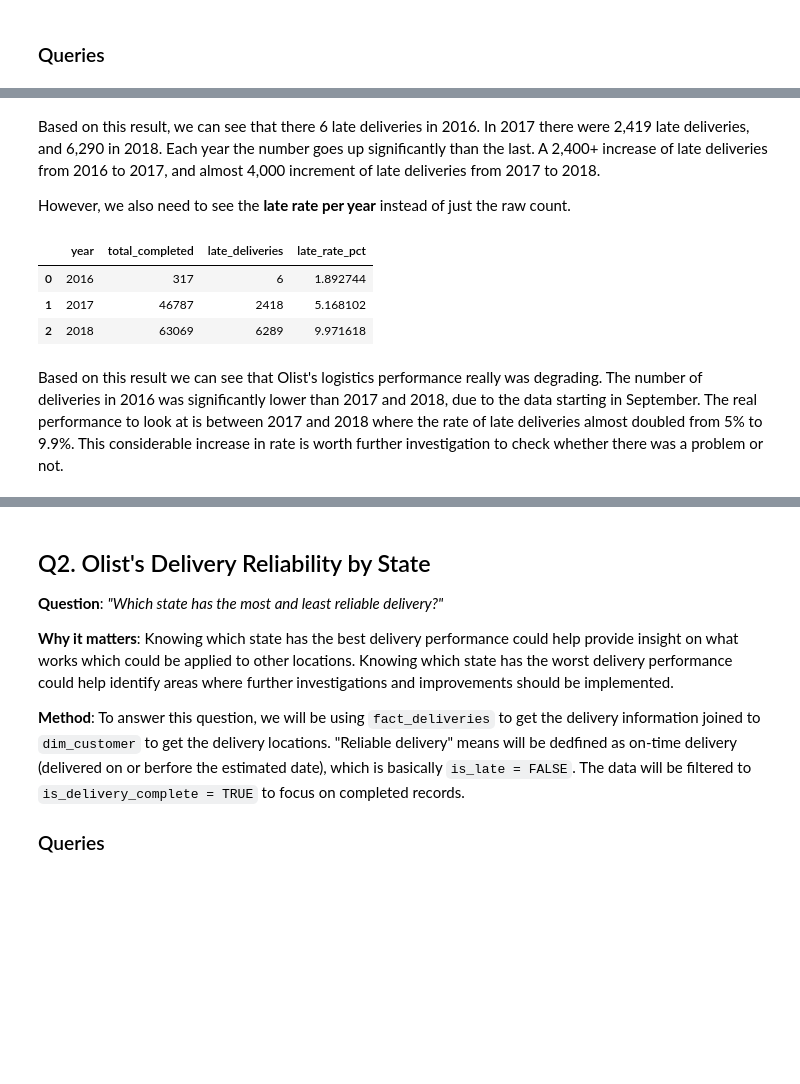
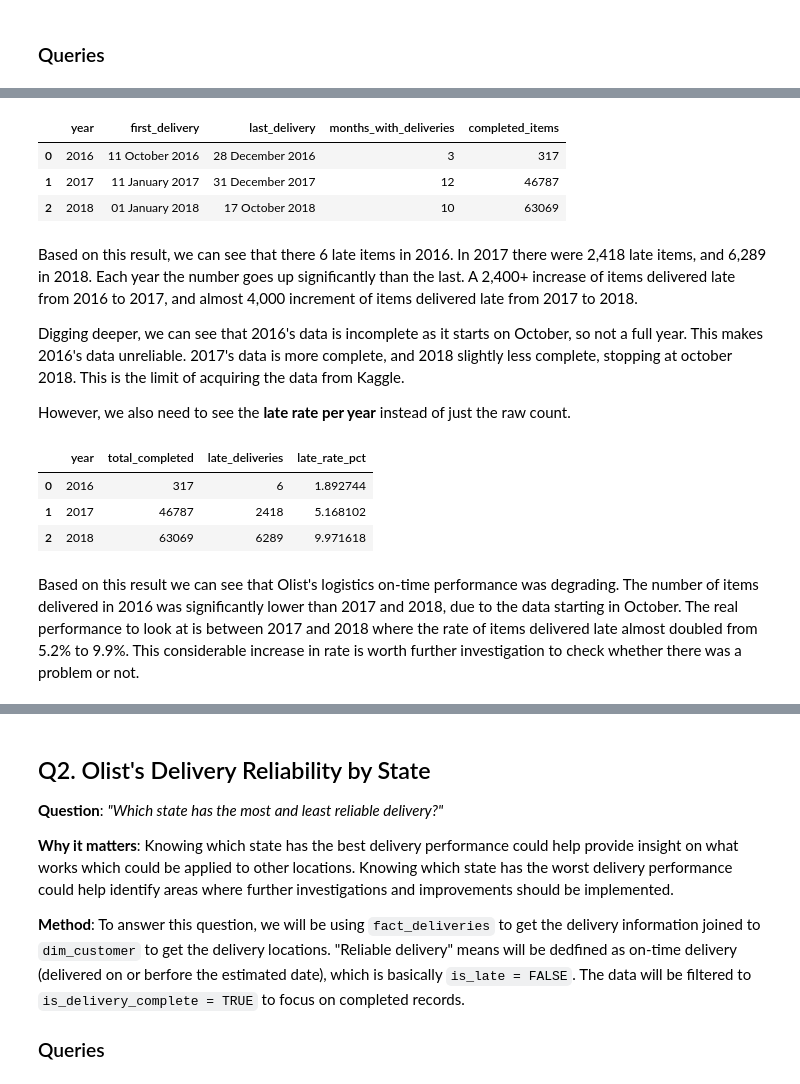
Before and after one commit to jyovian/olist-logistics-analysis, a Jupyter notebook: notebooks/03_analysis.ipynb, the cells around one changed output, grey strips where cells are left out. Drawn from its saved outputs; the diff is of its cells as text; code cells hidden in the pictures; blank space fills up the shorter version.

```diff
--- a/notebooks/03_analysis.ipynb
+++ b/notebooks/03_analysis.ipynb
@@ -77,5 +78,28 @@ late_breakdown
+# %%
+date_range_by_year = con.execute("""
+    SELECT
+        dd.year,
+        strftime(MIN(dd.full_date), '%d %B %Y') AS first_delivery,
+        strftime(MAX(dd.full_date), '%d %B %Y') AS last_delivery,
+        COUNT(DISTINCT dd.month)                AS months_with_deliveries,
+        COUNT(*)                                AS completed_items
+    FROM mart.fact_deliveries f
+    JOIN mart.dim_date dd ON f.delivery_date_key = dd.date_key
+    WHERE is_delivery_complete = TRUE
+    GROUP BY dd.year
+    ORDER BY dd.year
+""").fetchdf()
+
+date_range_by_year
+# %% [output]
+|  | year | first_delivery | last_delivery | months_with_deliveries | completed_items |
+| 0 | 2016 | 11 October 2016 | 28 December 2016 | 3 | 317 |
+| 1 | 2017 | 11 January 2017 | 31 December 2017 | 12 | 46787 |
+| 2 | 2018 | 01 January 2018 | 17 October 2018 | 10 | 63069 |
 # %% [markdown]
-Based on this result, we can see that there 6 late deliveries in 2016. In 2017 there were 2,419 late deliveries, and 6,290 in 2018. Each year the number goes up significantly than the last. A 2,400+ increase of late deliveries from 2016 to 2017, and almost 4,000 increment of late deliveries from 2017 to 2018.
+Based on this result, we can see that there 6 late items in 2016. In 2017 there were 2,418 late items, and 6,289 in 2018. Each year the number goes up significantly than the last. A 2,400+ increase of items delivered late from 2016 to 2017, and almost 4,000 increment of items delivered late from 2017 to 2018.
+
+Digging deeper, we can see that 2016's data is incomplete as it starts on October, so not a full year. This makes 2016's data unreliable. 2017's data is more complete, and 2018 slightly less complete, stopping at october 2018. This is the limit of acquiring the data from Kaggle.
 
 However, we also need to see the **late rate per year** instead of just the raw count.
 # %%
@@ -99,6 +123,6 @@ late_rate_by_year
 | 1 | 2017 | 46787 | 2418 | 5.168102 |
 | 2 | 2018 | 63069 | 6289 | 9.971618 |
 # %% [markdown]
-Based on this result we can see that Olist's logistics performance really was degrading. The number of deliveries in 2016 was significantly lower than 2017 and 2018, due to the data starting in September. The real performance to look at is between 2017 and 2018 where the rate of late deliveries almost doubled from 5% to 9.9%. This considerable increase in rate is worth further investigation to check whether there was a problem or not.
+Based on this result we can see that Olist's logistics on-time performance was degrading. The number of items delivered in 2016 was significantly lower than 2017 and 2018, due to the data starting in October. The real performance to look at is between 2017 and 2018 where the rate of items delivered late almost doubled from 5.2% to 9.9%. This considerable increase in rate is worth further investigation to check whether there was a problem or not.
 # %% [markdown]
 ### Analysis
```
Also changed, not shown: parts of 8 cells of this notebook, 1 other file.
